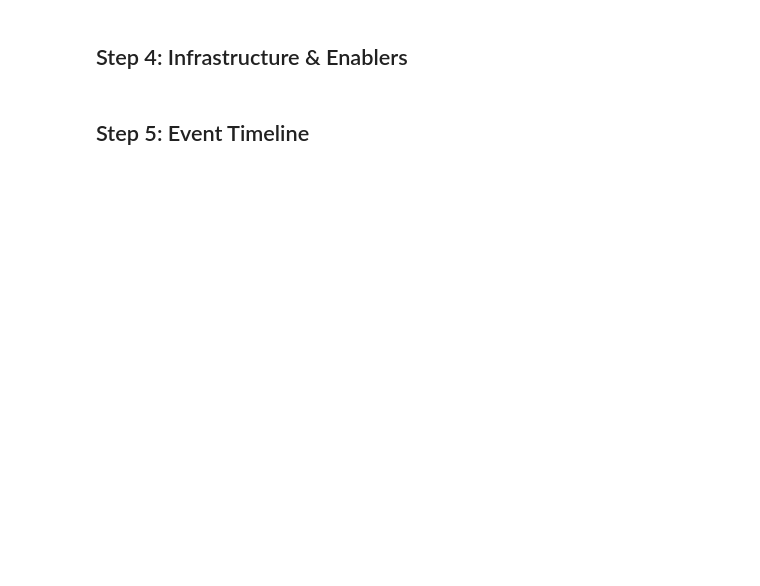
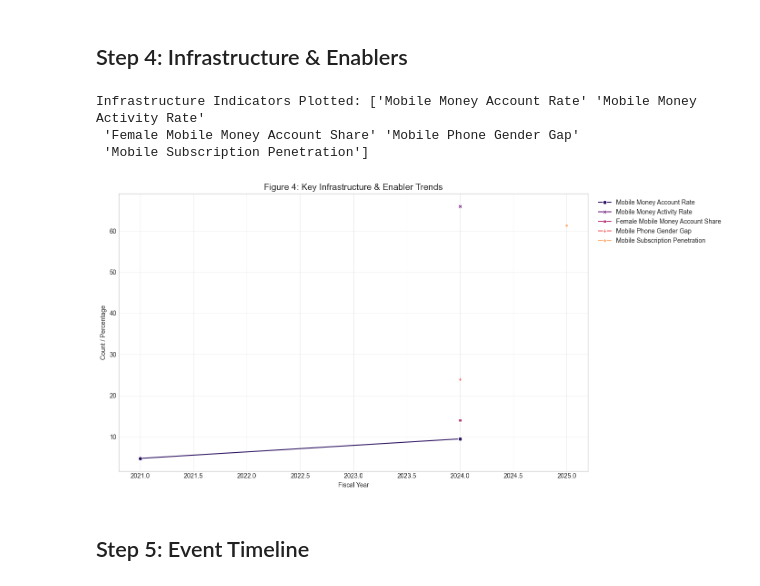
Before and after one commit to Mohammed-App-creater/week_10, a Jupyter notebook: notebooks/02_exploratory_data_analysis.ipynb, the cells around one changed output. Drawn from its saved outputs; the diff is of its cells as text; code cells hidden in the pictures; blank space fills up the shorter version.

```diff
--- a/notebooks/02_exploratory_data_analysis.ipynb
+++ b/notebooks/02_exploratory_data_analysis.ipynb
@@ -204,2 +297,58 @@ plt.show()
+# %%
+# Figure 4: Infrastructure Enablers
+
+# 1. Filter Infrastructure Data
+# Broad search for infrastructure-related items if 'INFRASTRUCTURE' pillar isn't explicit
+infra_mask = (
+    (df['pillar'].isin(['INFRASTRUCTURE', 'ENABLER'])) |
+    (df['indicator'].str.contains('mobile|network|agent|bank', case=False, na=False))
+) & (df['record_type'] == 'observation')
+
+infra_df = df[infra_mask].copy()
+
+infra_df['fiscal_year'] = pd.to_numeric(infra_df['fiscal_year'], errors='coerce')
+infra_df['value_numeric'] = pd.to_numeric(infra_df['value_numeric'], errors='coerce')
+infra_df = infra_df.dropna(subset=['fiscal_year', 'value_numeric']).sort_values('fiscal_year')
+
+# Select a subset of diverse infrastructure indicators if too many
+unique_infra = infra_df['indicator'].unique()
+if len(unique_infra) > 6:
+    selected_infra = unique_infra[:6] # Take top 6 for readability
+    infra_df = infra_df[infra_df['indicator'].isin(selected_infra)]
+else:
+    selected_infra = unique_infra
+
+print(f"Infrastructure Indicators Plotted: {selected_infra}")
+
+# 2. Plot
+plt.figure(figsize=(14, 7))
+
+if not infra_df.empty:
+    sns.lineplot(
+        data=infra_df,
+        x='fiscal_year',
+        y='value_numeric',
+        hue='indicator',
+        style='indicator',
+        markers=True,
+        dashes=False,
+        palette='magma'
+    )
+    plt.title('Figure 4: Key Infrastructure & Enabler Trends', fontsize=14)
+    plt.xlabel('Fiscal Year')
+    plt.ylabel('Count / Percentage')
+    plt.legend(bbox_to_anchor=(1.01, 1), loc='upper left')
+    plt.grid(True, alpha=0.3)
+else:
+    plt.text(0.5, 0.5, 'No Infrastructure Data Available', ha='center', fontsize=14)
+    print("WARNING: No Infrastructure data found.")
+
+plt.tight_layout()
+plt.show()
+# %% [output]
+Infrastructure Indicators Plotted: ['Mobile Money Account Rate' 'Mobile Money Activity Rate'
+ 'Female Mobile Money Account Share' 'Mobile Phone Gender Gap'
+ 'Mobile Subscription Penetration']
+[figure, added]
 # %% [markdown]
 ## Step 5: Event Timeline
```
Also changed, not shown: parts of 9 cells of this notebook, 4 other files.
